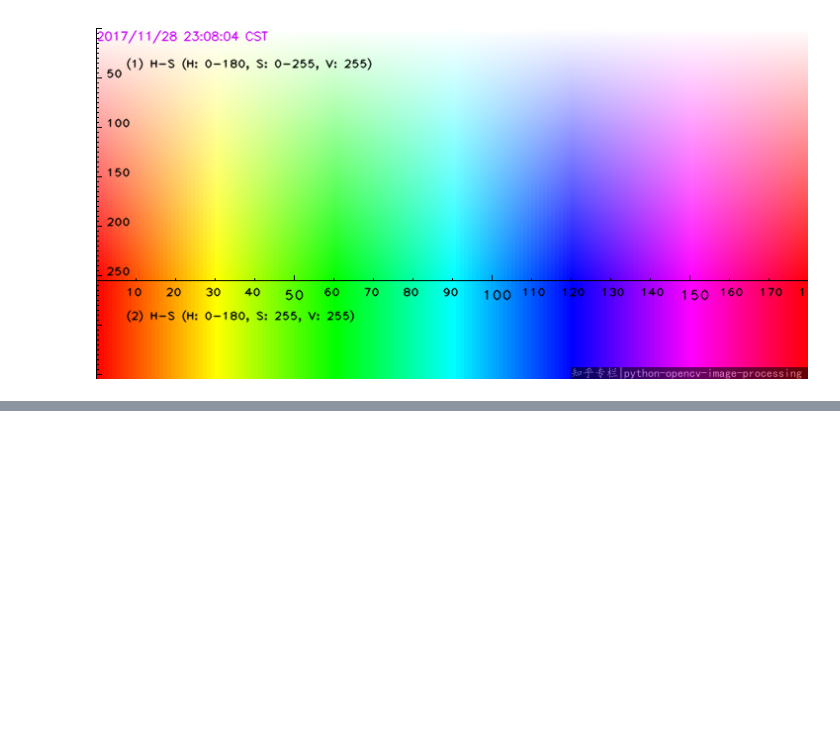
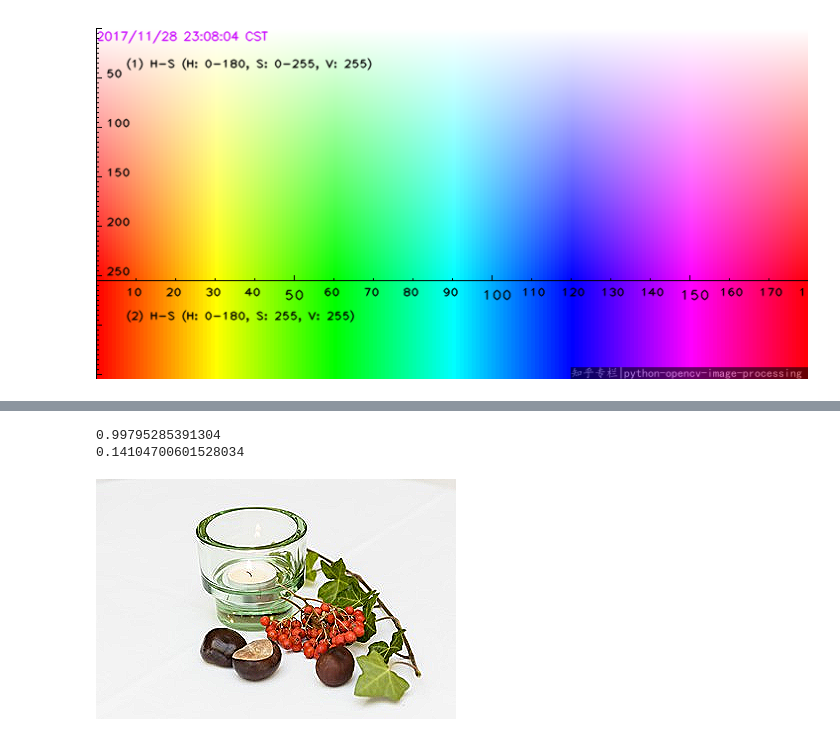
Before and after one commit to kev1092/Lab1, a Jupyter notebook: Lab1_Color_and_Convolutions.ipynb, the cells around one changed output, grey strips where cells are left out. Cells and saved outputs as stored; diff of their text form; code cells hidden in the pictures; blank space fills up the shorter version.

```diff
--- a/Lab1_Color_and_Convolutions.ipynb
+++ b/Lab1_Color_and_Convolutions.ipynb
@@ -194,0 +227,14 @@ cv2_imshow(res)
+# %%
+filt = np.exp(-(x**2 + y**2)/(2*sigma**2))/(2*np.pi*sigma**2)
+
+print(np.sum(filt))
+print(np.sqrt(np.sum(filt*filt)))
+# %% [output]
+0.99795285391304
+0.14104700601528034
+# %%
+res = cv2.filter2D(img,-1,filt)
+
+cv2_imshow(res)
+# %% [output]
+[figure, added]
```
Also changed, not shown: parts of 18 cells of this notebook.
